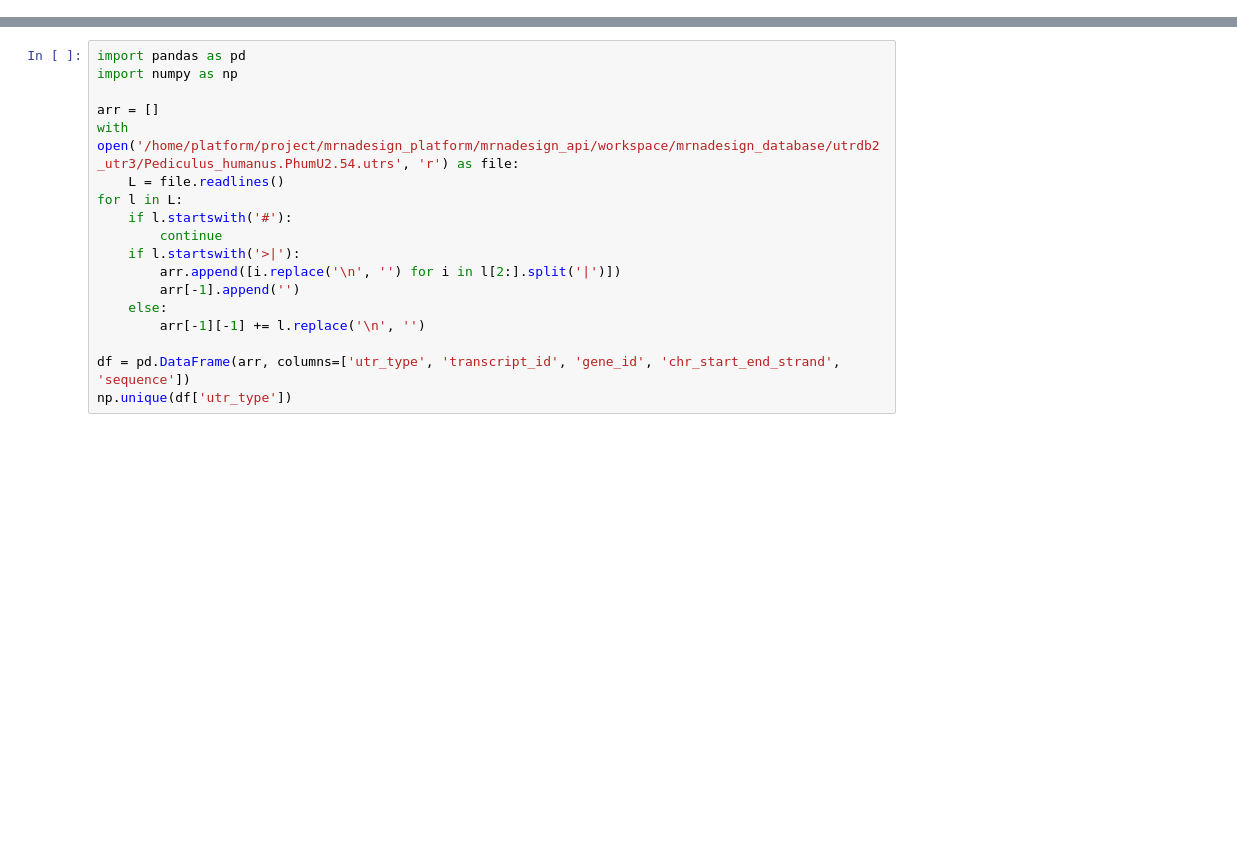
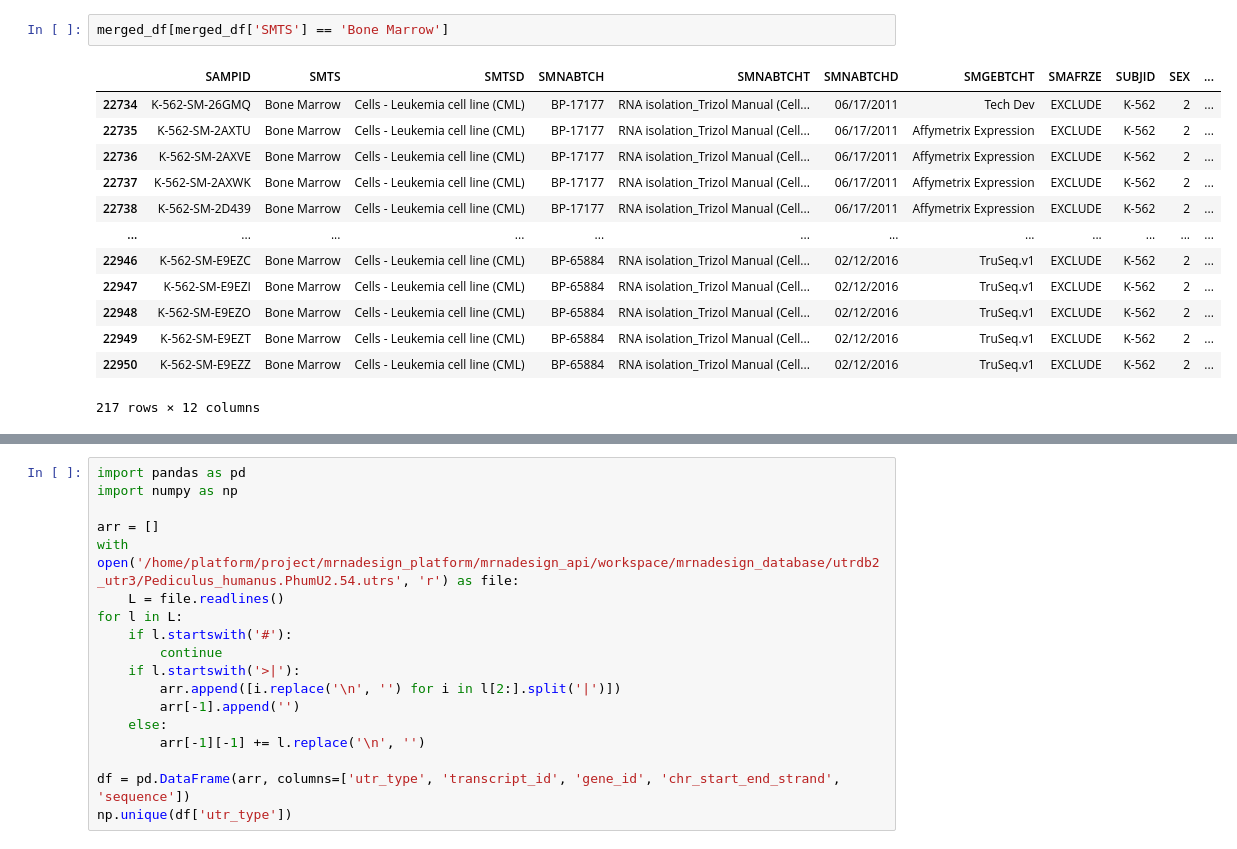
Before and after one commit to deepomicslab/mrnadesign_api, a Jupyter notebook: 00_test.ipynb, the cells around one changed output, grey strips where cells are left out. Cells and saved outputs as stored; diff of their text form; blank space fills up the shorter version.

```diff
--- a/00_test.ipynb
+++ b/00_test.ipynb
@@ -0,0 +92,16 @@
+# %%
+merged_df[merged_df['SMTS'] == 'Bone Marrow']
+# %% [output]
+|  | SAMPID | SMTS | SMTSD | SMNABTCH | SMNABTCHT | SMNABTCHD | SMGEBTCHT | SMAFRZE | SUBJID | SEX | ... |
+| 22734 | K-562-SM-26GMQ | Bone Marrow | Cells - Leukemia cell line (CML) | BP-17177 | RNA isolation_Trizol Manual (Cell... | 06/17/2011 | Tech Dev | EXCLUDE | K-562 | 2 | ... |
+| 22735 | K-562-SM-2AXTU | Bone Marrow | Cells - Leukemia cell line (CML) | BP-17177 | RNA isolation_Trizol Manual (Cell... | 06/17/2011 | Affymetrix Expression | EXCLUDE | K-562 | 2 | ... |
+| 22736 | K-562-SM-2AXVE | Bone Marrow | Cells - Leukemia cell line (CML) | BP-17177 | RNA isolation_Trizol Manual (Cell... | 06/17/2011 | Affymetrix Expression | EXCLUDE | K-562 | 2 | ... |
+| 22737 | K-562-SM-2AXWK | Bone Marrow | Cells - Leukemia cell line (CML) | BP-17177 | RNA isolation_Trizol Manual (Cell... | 06/17/2011 | Affymetrix Expression | EXCLUDE | K-562 | 2 | ... |
+| 22738 | K-562-SM-2D439 | Bone Marrow | Cells - Leukemia cell line (CML) | BP-17177 | RNA isolation_Trizol Manual (Cell... | 06/17/2011 | Affymetrix Expression | EXCLUDE | K-562 | 2 | ... |
+| ... | ... | ... | ... | ... | ... | ... | ... | ... | ... | ... | ... |
+| 22946 | K-562-SM-E9EZC | Bone Marrow | Cells - Leukemia cell line (CML) | BP-65884 | RNA isolation_Trizol Manual (Cell... | 02/12/2016 | TruSeq.v1 | EXCLUDE | K-562 | 2 | ... |
+| 22947 | K-562-SM-E9EZI | Bone Marrow | Cells - Leukemia cell line (CML) | BP-65884 | RNA isolation_Trizol Manual (Cell... | 02/12/2016 | TruSeq.v1 | EXCLUDE | K-562 | 2 | ... |
+| 22948 | K-562-SM-E9EZO | Bone Marrow | Cells - Leukemia cell line (CML) | BP-65884 | RNA isolation_Trizol Manual (Cell... | 02/12/2016 | TruSeq.v1 | EXCLUDE | K-562 | 2 | ... |
+| 22949 | K-562-SM-E9EZT | Bone Marrow | Cells - Leukemia cell line (CML) | BP-65884 | RNA isolation_Trizol Manual (Cell... | 02/12/2016 | TruSeq.v1 | EXCLUDE | K-562 | 2 | ... |
+| 22950 | K-562-SM-E9EZZ | Bone Marrow | Cells - Leukemia cell line (CML) | BP-65884 | RNA isolation_Trizol Manual (Cell... | 02/12/2016 | TruSeq.v1 | EXCLUDE | K-562 | 2 | ... |
+217 rows × 12 columns
```
Also changed, not shown: parts of 6 cells of this notebook, 45 other files.
